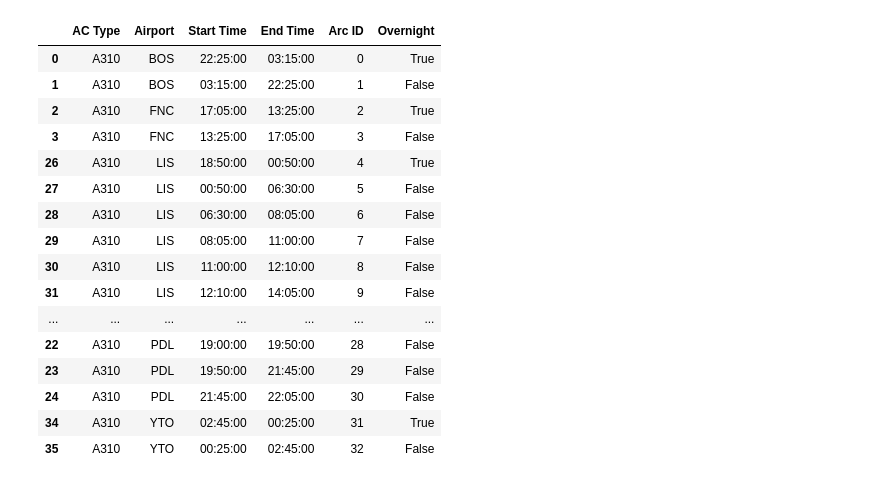
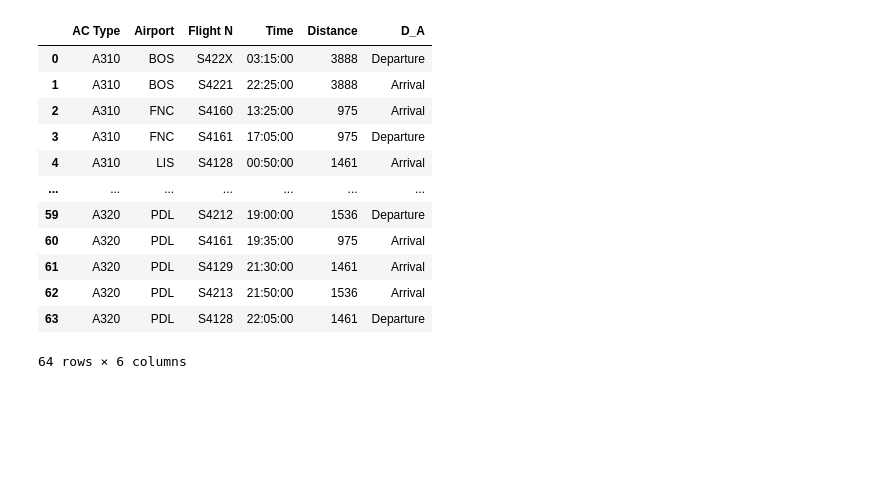
Before and after one commit to allanguzmanf/AE4426, a Jupyter notebook: Example_FAM.ipynb, the cells around one changed output. Drawn from its saved outputs; the diff is of its cells as text; code cells hidden in the pictures; blank space fills up the shorter version.

Commit message:
Flights look correct, but opimal is different

```diff
--- a/Example_FAM.ipynb
+++ b/Example_FAM.ipynb
@@ -44,0 +39,15 @@ airports  = list(set([flights[l]['From'] for l in flights] + [flights[l]['To'] f
+# %%
+misc_date = date(1,1,1)
+
+flights['Distance'] = flights.apply(lambda row: flight_distance[row['From']][row['To']], axis=1)
+
+# Drop rows with distance > range
+unfeasible_flights = flights[flights['Distance'] > flights['Range']]
+flights = flights[flights['Distance'] <= flights['Range']].drop(columns=['Range'])
+flights['Overnight'] = flights.apply(lambda row: row['Arrival'] < row['Departure'], axis=1)
+flights['Arrival'] = flights.apply(lambda row: (datetime.combine(misc_date,row['Arrival']) + aircraft[row['AC Type']]['TAT']).time(), axis=1)
+
+# Print flight: X not feasible with aircraft: Y
+print('Flights not feasible with aircraft:')
+print(unfeasible_flights[['Flight no.', 'AC Type', 'From', 'To', 'Distance']])
+print('\n')
@@ -45,28 +61,31 @@ airports  = list(set([flights[l]['From'] for l in flights] + [flights[l]['To'] f
+# %%
+# Make flights dictionary with main keys: AC Type, with a sub dictionary of flight numbers and each with flight details
+flights_dict = {}
+for i in flights_list:
+    flights_dict[i] = flights[flights['Flight no.'] == i].set_index('AC Type').to_dict(orient='index')
+
+flights = flights_dict
 # %%
 import pandas as pd
 
 # Create an empty list to store the data
 data = []
-
-misc_date = date(1,1,1)
 # Iterate over airports, aircraft types, and flights
-for n in airports:
-    for k in ac_list:
-        for l in flight_list:
-            if flights[l]['From'] == n:
-                data.append([k, n, l, flights[l]['Departure'], flights[l]['Distance'], 'Departure'])
-            if flights[l]['To'] == n:
-                data.append([k, n, l, flights[l]['Arrival'], flights[l]['Distance'], 'Arrival'])
+for l in flights:
+    for k in flights[l]:
+        if flights[l][k]['Distance'] < aircraft[k]['Range']:
+            for n in airports:
+                if flights[l][k]['From'] == n:
+                    data.append([k, n, l, flights[l][k]['Departure'], flights[l][k]['Distance'], 'Departure'])
+                if flights[l][k]['To'] == n:
+                    data.append([k, n, l, flights[l][k]['Arrival'], flights[l][k]['Distance'], 'Arrival'])
 
 # Create a dataframe with the data
 events = pd.DataFrame(data, columns=['AC Type','Airport', 'Flight N', 'Time', 'Distance', 'D_A'])
 
 # Add the TAT to the arrival times
-events['Time'] = events.apply(lambda row: (datetime.combine(misc_date,row['Time']) + aircraft[row['AC Type']]['TAT']).time() if row['D_A'] == 'Arrival' else row['Time'], axis=1)
 
 events.sort_values(by=['AC Type', 'Airport', 'Time'], inplace=True)
-# Remove the flights that are not feasible because of range of aircraft
-events = events[~events.apply(lambda row: (row['Distance'] > aircraft[row['AC Type']]['Range']), axis=1)]
 
 # Reset the numbering of the events
 events.reset_index(drop=True, inplace=True)
@@ -120,3 +92,19 @@ ground_arcs
+# %%
+events
+# %% [output]
+|  | AC Type | Airport | Flight N | Time | Distance | D_A |
+| 0 | A310 | BOS | S422X | 03:15:00 | 3888 | Departure |
+| 1 | A310 | BOS | S4221 | 22:25:00 | 3888 | Arrival |
+| 2 | A310 | FNC | S4160 | 13:25:00 | 975 | Arrival |
+| 3 | A310 | FNC | S4161 | 17:05:00 | 975 | Departure |
+| 4 | A310 | LIS | S4128 | 00:50:00 | 1461 | Arrival |
+| ... | ... | ... | ... | ... | ... | ... |
+| 59 | A320 | PDL | S4212 | 19:00:00 | 1536 | Departure |
+| 60 | A320 | PDL | S4161 | 19:35:00 | 975 | Arrival |
+| 61 | A320 | PDL | S4129 | 21:30:00 | 1461 | Arrival |
+| 62 | A320 | PDL | S4213 | 21:50:00 | 1536 | Arrival |
+| 63 | A320 | PDL | S4128 | 22:05:00 | 1461 | Departure |
+64 rows × 6 columns
 # %%
 # For each airport and aircraft type i need to create a loop of ground arcs, each starting from the last event and ending at the next event, if there is no more events then the last ground arc is the overnight arc and it ends at the first event of the next day (first event of the next day is the first event of the same airport and aircraft type)
 
@@ -164,26 +153,6 @@ for k in ac_list:
         for i in nodes_df[(nodes_df['AC Type'] == k) & (nodes_df['Airport'] == n)]['Node ID']:
             nodes[k][n][i]['Departures'] = list(events[(events['AC Type'] == k) & (events['Airport'] == n) & (events['Time'] == nodes[k][n][i]['Time']) & (events['D_A'] == 'Departure')]['Flight N'])
             nodes[k][n][i]['Arrivals'] = list(events[(events['AC Type'] == k) & (events['Airport'] == n) & (events['Time'] == nodes[k][n][i]['Time']) & (events['D_A'] == 'Arrival')]['Flight N'])
-# %%
-ground_arcs[ground_arcs['AC Type'] == 'A310']
-# %% [output]
-|  | AC Type | Airport | Start Time | End Time | Arc ID | Overnight |
-| 0 | A310 | BOS | 22:25:00 | 03:15:00 | 0 | True |
-| 1 | A310 | BOS | 03:15:00 | 22:25:00 | 1 | False |
-| 2 | A310 | FNC | 17:05:00 | 13:25:00 | 2 | True |
-| 3 | A310 | FNC | 13:25:00 | 17:05:00 | 3 | False |
-| 26 | A310 | LIS | 18:50:00 | 00:50:00 | 4 | True |
-| 27 | A310 | LIS | 00:50:00 | 06:30:00 | 5 | False |
-| 28 | A310 | LIS | 06:30:00 | 08:05:00 | 6 | False |
-| 29 | A310 | LIS | 08:05:00 | 11:00:00 | 7 | False |
-| 30 | A310 | LIS | 11:00:00 | 12:10:00 | 8 | False |
-| 31 | A310 | LIS | 12:10:00 | 14:05:00 | 9 | False |
-| ... | ... | ... | ... | ... | ... | ... |
-| 22 | A310 | PDL | 19:00:00 | 19:50:00 | 28 | False |
-| 23 | A310 | PDL | 19:50:00 | 21:45:00 | 29 | False |
-| 24 | A310 | PDL | 21:45:00 | 22:05:00 | 30 | False |
-| 34 | A310 | YTO | 02:45:00 | 00:25:00 | 31 | True |
-| 35 | A310 | YTO | 00:25:00 | 02:45:00 | 32 | False |
 # %%
 # n+: ground arcs originating at any node n (start time)
 # n-: ground arcs ending at any node n (end time)
```
Also changed, not shown: parts of 25 cells of this notebook.
